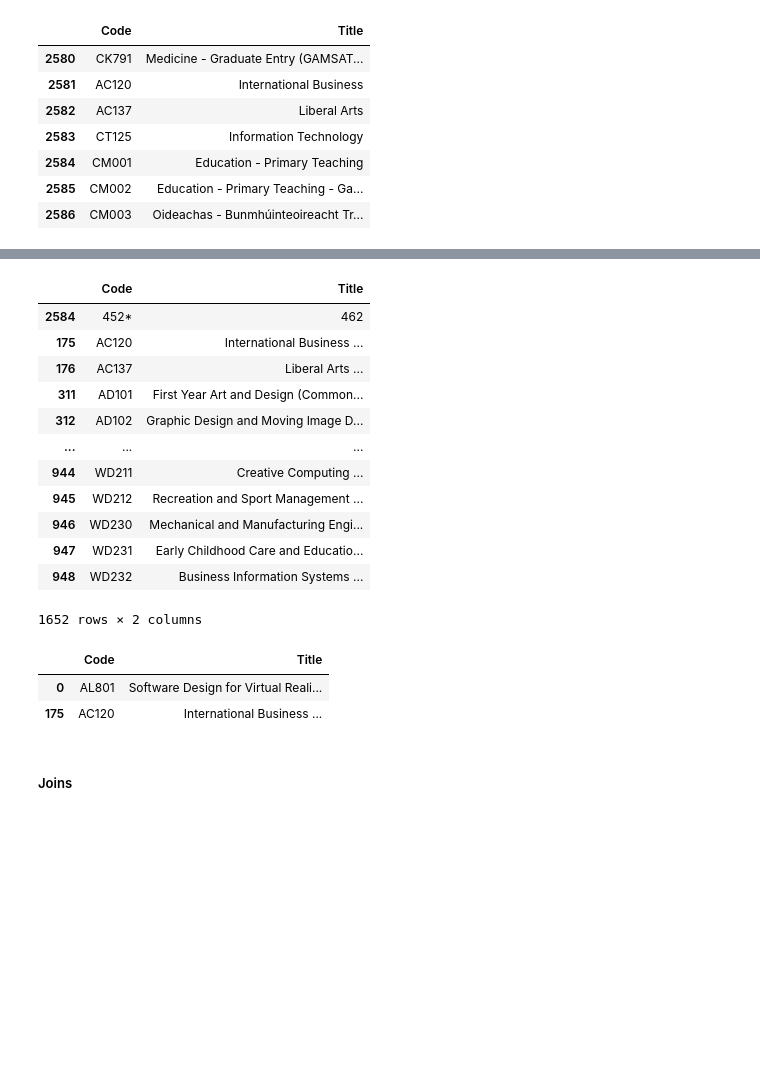
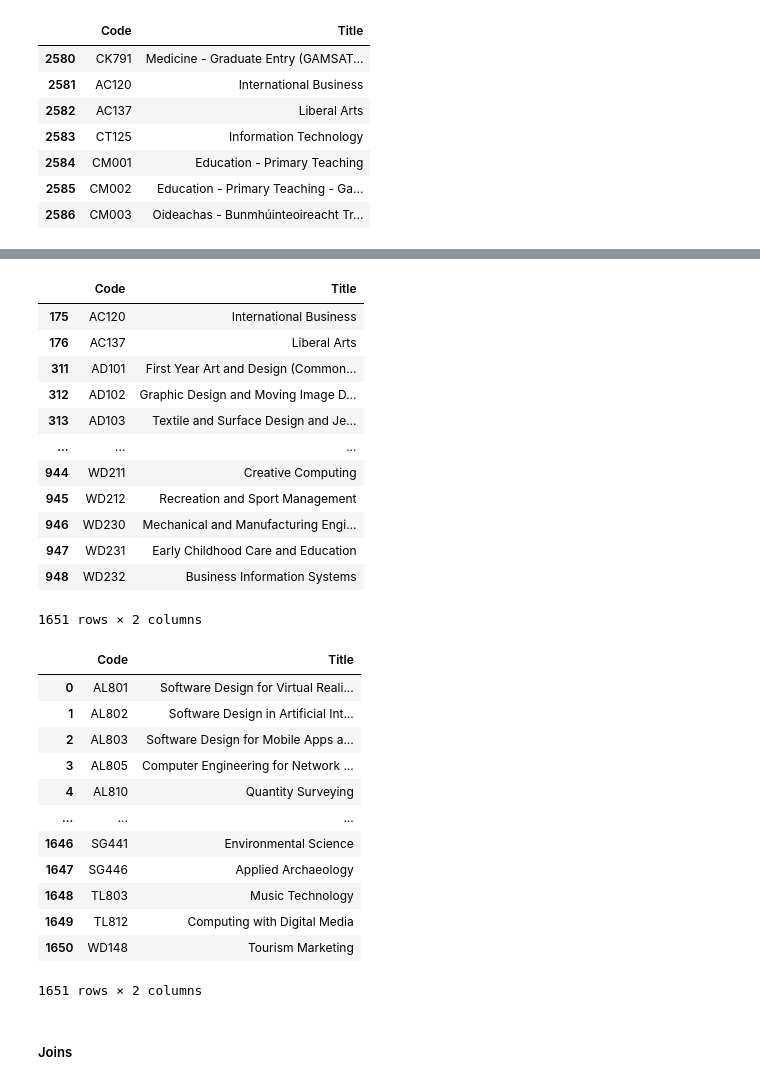
Before and after one commit to conor-mccaffrey/cao-points, a Jupyter notebook: cao-points-analysis.ipynb, the cells around one changed output, grey strips where cells are left out. Cells and saved outputs as stored; diff of their text form; code cells hidden in the pictures; blank space fills up the shorter version.

```diff
--- a/cao-points-analysis.ipynb
+++ b/cao-points-analysis.ipynb
@@ -805,3 +805,3 @@ allcourses_L8[allcourses_L8.duplicated(subset =['Code'])]
 # %%
 # Returns a copy of the data frame with duplicates removed = based only on code
-allcourses_L8.drop_duplicates(subset = ['Code'], inplace = True)
+allcourses_L8.drop_duplicates(subset = ['Code'], inplace = True, ignore_index = True)
@@ -809,23 +825,33 @@ allcourses_L8.drop_duplicates(subset = ['Code'], inplace = True)
 allcourses_L8.sort_values('Code')
 # %% [output]
 |  | Code | Title |
-| 2584 | 452* | 462 |
-| 175 | AC120 | International Business ... |
-| 176 | AC137 | Liberal Arts ... |
+| 175 | AC120 | International Business |
+| 176 | AC137 | Liberal Arts |
 | 311 | AD101 | First Year Art and Design (Common... |
 | 312 | AD102 | Graphic Design and Moving Image D... |
+| 313 | AD103 | Textile and Surface Design and Je... |
 | ... | ... | ... |
-| 944 | WD211 | Creative Computing ... |
-| 945 | WD212 | Recreation and Sport Management ... |
+| 944 | WD211 | Creative Computing |
+| 945 | WD212 | Recreation and Sport Management |
 | 946 | WD230 | Mechanical and Manufacturing Engi... |
-| 947 | WD231 | Early Childhood Care and Educatio... |
-| 948 | WD232 | Business Information Systems ... |
+| 947 | WD231 | Early Childhood Care and Education |
+| 948 | WD232 | Business Information Systems |
-1652 rows × 2 columns
+1651 rows × 2 columns
 # %%
-allcourses_L8.iloc[[0,175]]
+allcourses_L8
 # %% [output]
 |  | Code | Title |
 | 0 | AL801 | Software Design for Virtual Reali... |
-| 175 | AC120 | International Business ... |
+| 1 | AL802 | Software Design in Artificial Int... |
+| 2 | AL803 | Software Design for Mobile Apps a... |
+| 3 | AL805 | Computer Engineering for Network ... |
+| 4 | AL810 | Quantity Surveying |
+| ... | ... | ... |
+| 1646 | SG441 | Environmental Science |
+| 1647 | SG446 | Applied Archaeology |
+| 1648 | TL803 | Music Technology |
+| 1649 | TL812 | Computing with Digital Media |
+| 1650 | WD148 | Tourism Marketing |
+1651 rows × 2 columns
 # %% [markdown]
 ##### Joins
```
Also changed, not shown: parts of 23 cells of this notebook, 18 other files.
